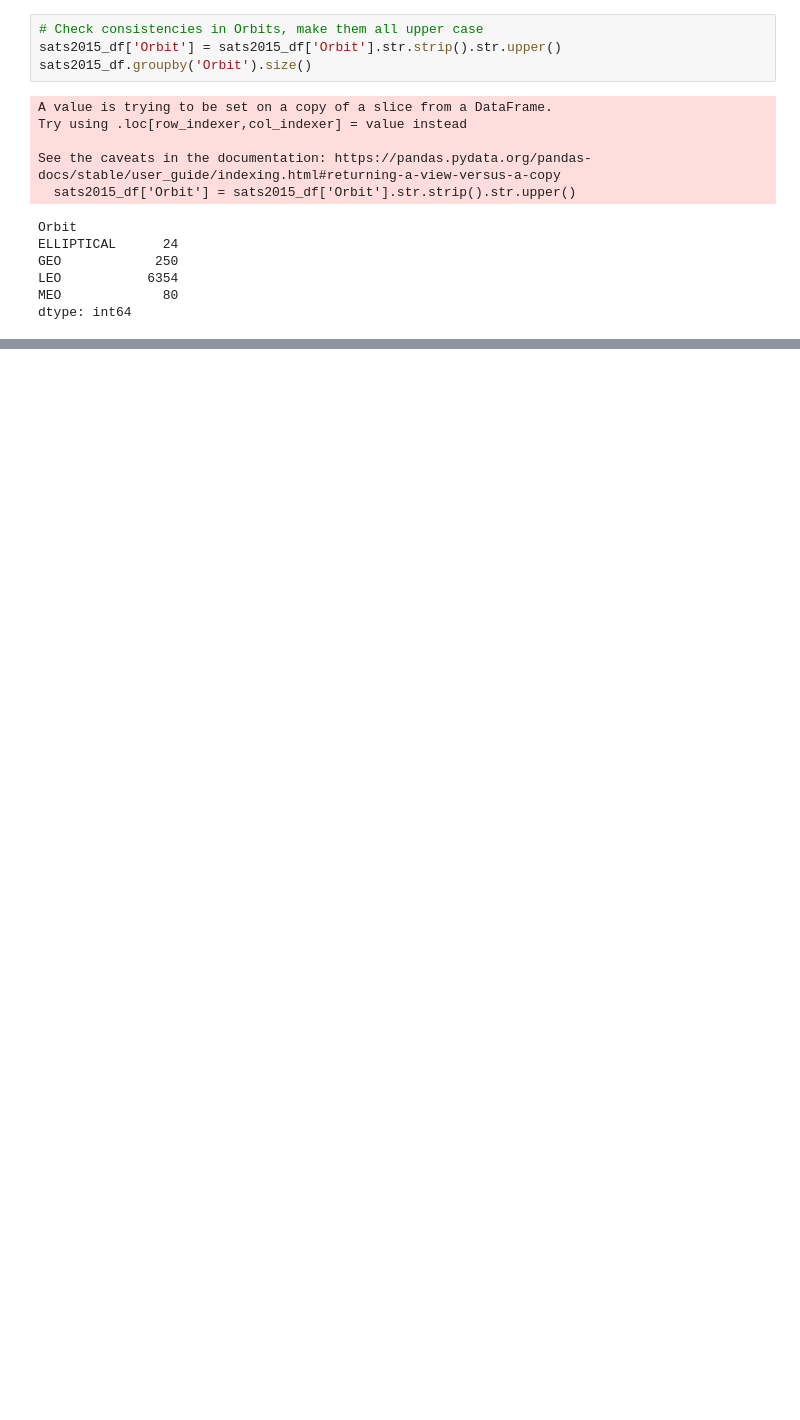
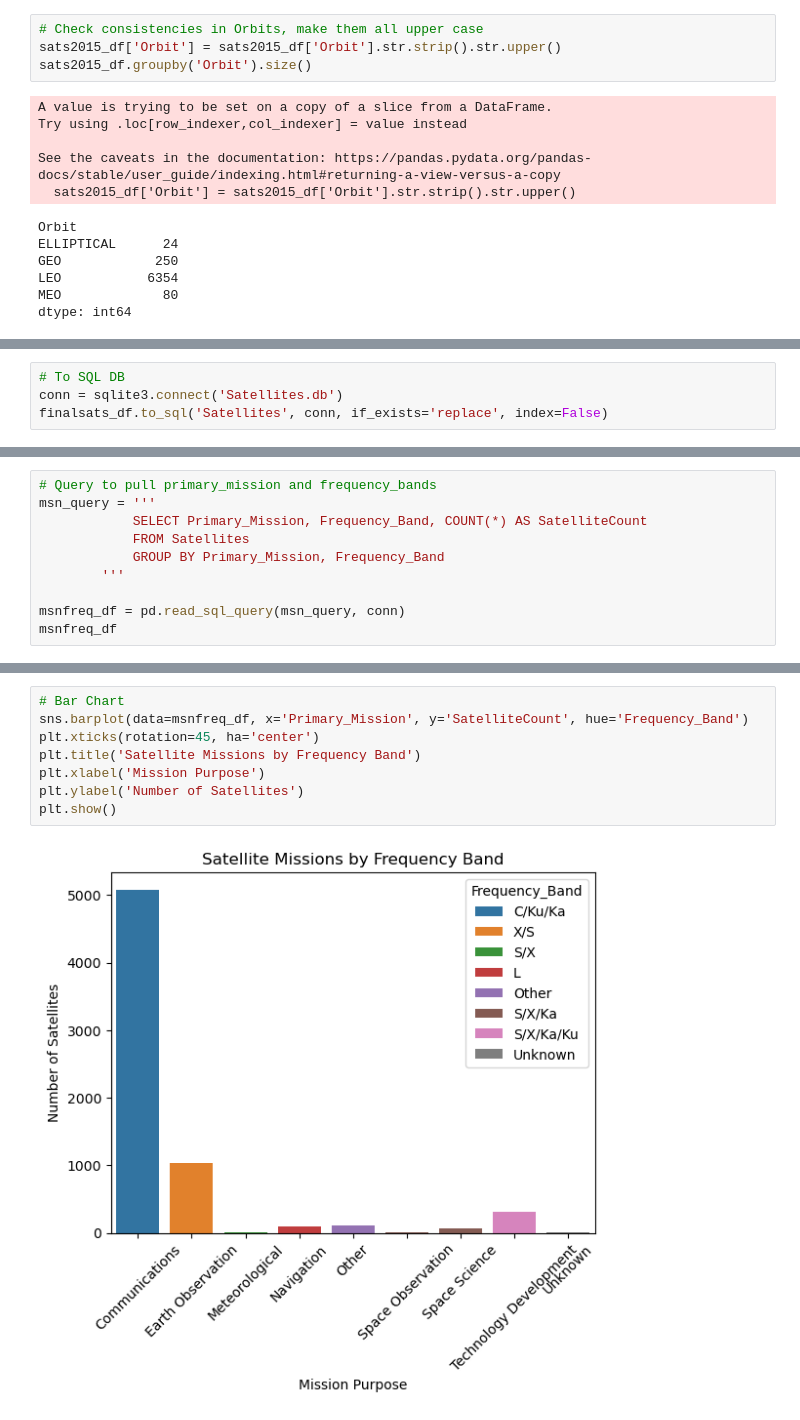
Before and after one commit to tashhalex/DDI-midterm, a Jupyter notebook: midterm2.ipynb, the cells around one changed output, grey strips where cells are left out. Drawn from its saved outputs; the diff is of its cells as text; blank space fills up the shorter version.

```diff
--- a/midterm2.ipynb
+++ b/midterm2.ipynb
@@ -189,0 +323,4 @@ dtype: int64
+# %%
+# To SQL DB
+conn = sqlite3.connect('Satellites.db')
+finalsats_df.to_sql('Satellites', conn, if_exists='replace', index=False)
@@ -189,0 +329,10 @@ dtype: int64
+# %%
+# Query to pull primary_mission and frequency_bands
+msn_query = '''
+            SELECT Primary_Mission, Frequency_Band, COUNT(*) AS SatelliteCount
+            FROM Satellites
+            GROUP BY Primary_Mission, Frequency_Band
+        '''
+
+msnfreq_df = pd.read_sql_query(msn_query, conn)
+msnfreq_df
@@ -189,0 +350,10 @@ dtype: int64
+# %%
+# Bar Chart
+sns.barplot(data=msnfreq_df, x='Primary_Mission', y='SatelliteCount', hue='Frequency_Band')
+plt.xticks(rotation=45, ha='center')
+plt.title('Satellite Missions by Frequency Band')
+plt.xlabel('Mission Purpose')
+plt.ylabel('Number of Satellites')
+plt.show()
+# %% [output]
+[figure, added]
```
Also changed, not shown: parts of 12 cells of this notebook, 2 other files.
